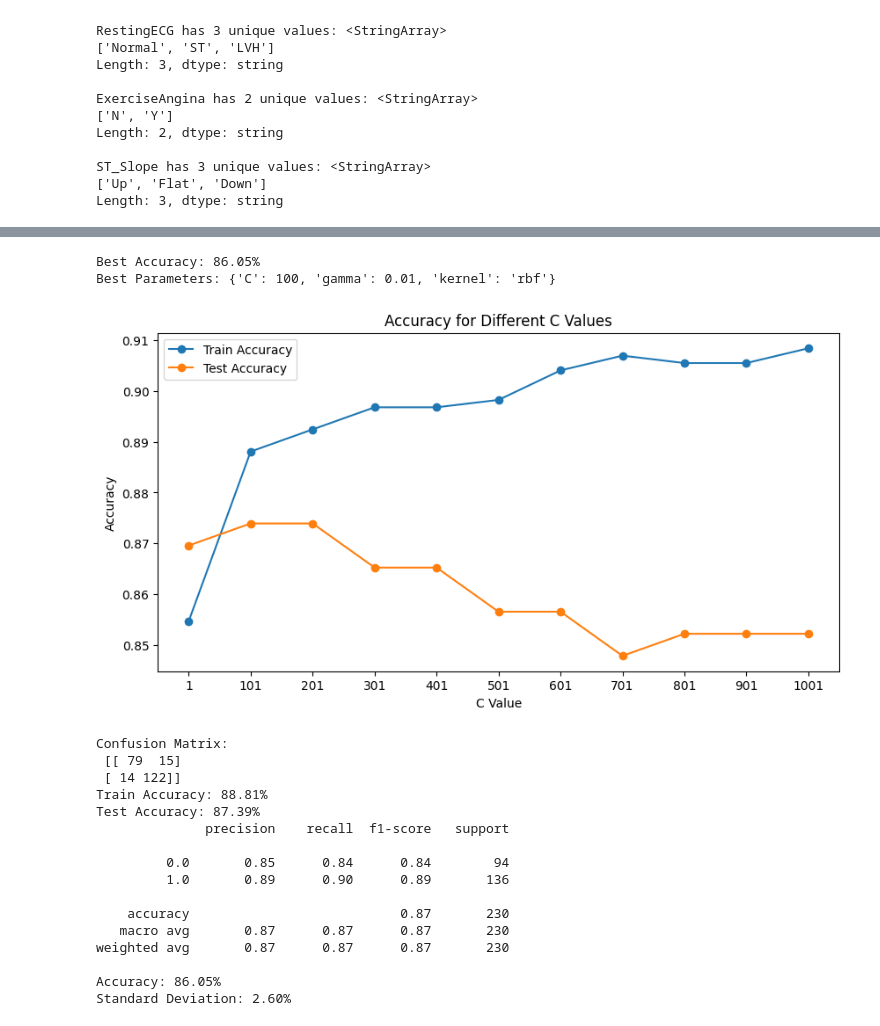
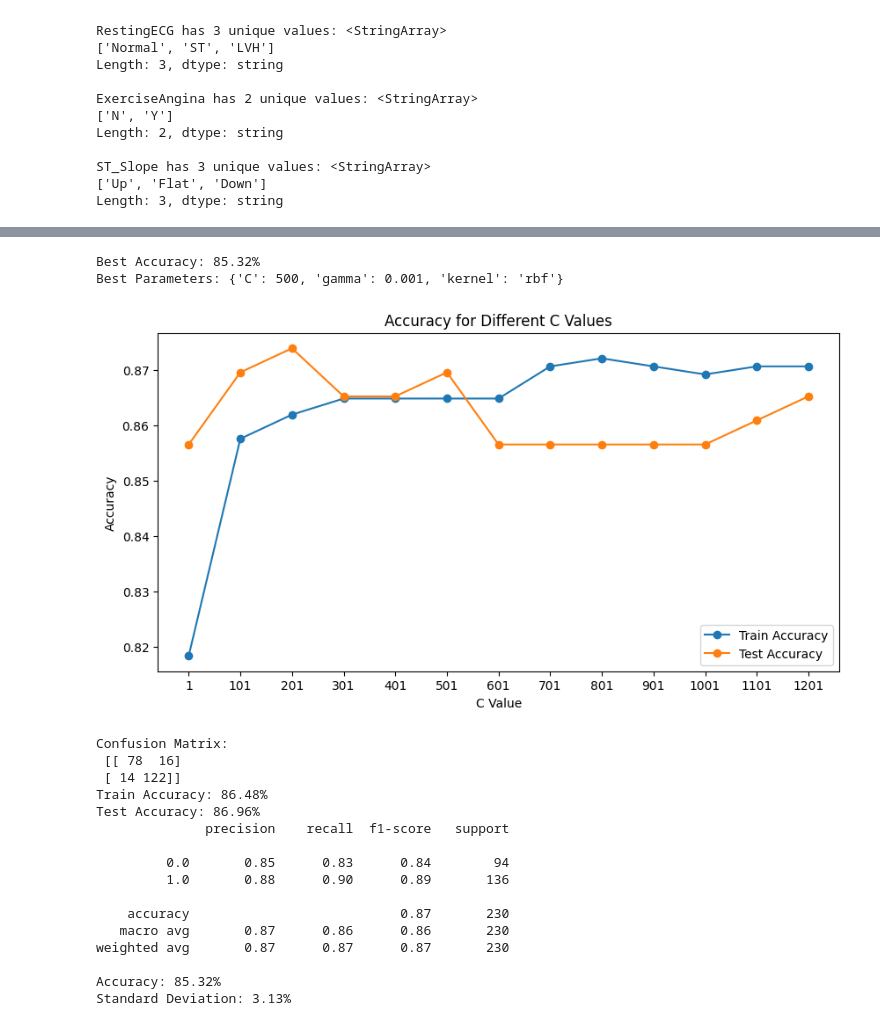
Before and after one commit to nbzuong/ML_Project, a Jupyter notebook: heart_predict.ipynb, the cells around one changed output, grey strips where cells are left out. Cells and saved outputs as stored; diff of their text form; code cells hidden in the pictures.

```diff
--- a/heart_predict.ipynb
+++ b/heart_predict.ipynb
@@ -173,8 +177,8 @@ standard_scaler = preprocessing.StandardScaler()
 # %%
-# Scale the Age feature using MinMaxScaler
-heart['Age'] = minmax_scaler.fit_transform(heart[['Age']])
+# Scale the Oldpeak feature using MinMaxScaler
+heart['Oldpeak'] = minmax_scaler.fit_transform(heart[['Oldpeak']])
 
 # Scale the rest of the numerical features using StandardScaler
 for col in not_string_col:
-    if col != 'Age':
+    if col != 'Oldpeak':
         heart[col] = standard_scaler.fit_transform(heart[[col]])
@@ -290,8 +335,8 @@ Accuracy for best k value: 0.8956521739130435
 from sklearn.svm import SVC
 from sklearn.model_selection import GridSearchCV
 svm = SVC()
-parameters = [{'C': [0.1, 1, 10, 100, 1000], 'kernel': ['linear']},
-                {'C': [0.1, 1, 10, 100, 1000], 'kernel': ['rbf'], 'gamma': [0.1, 0.01, 0.001, 0.0001]}]
+parameters = [{'C': [0.1, 1, 10, 100, 500, 1000], 'kernel': ['linear']},
+                {'C': [0.1, 1, 10, 100, 500, 1000], 'kernel': ['rbf'], 'gamma': [0.1, 0.01, 0.001, 0.0001]}]
 grid_search = GridSearchCV(estimator=svm, param_grid=parameters, scoring='accuracy', cv=10, n_jobs=-1)
 grid_search.fit(feature_train, target_train)
 best_accuracy = grid_search.best_score_
@@ -302,11 +347,11 @@ print('Best Parameters:', best_parameters)
 #using SVM model with accuracy score for different C values for both train and test set and plotting the graph
 from sklearn.metrics import accuracy_score
 from sklearn.svm import SVC
-c_range = range(1, 1100, 100)
+c_range = range(1, 1300, 100)
 train_accuracy = []
 test_accuracy = []
 for c in c_range:
-    svm = SVC(C=c,kernel='rbf',gamma=0.01)
+    svm = SVC(C=c,kernel='rbf',gamma=0.001)
     svm.fit(feature_train, target_train)
     train_pred = svm.predict(feature_train)
     train_accuracy.append(accuracy_score(target_train, train_pred))
@@ -317,53 +362,53 @@ plt.figure(figsize=(10, 5))
 plt.plot(c_range, train_accuracy,marker='o', label='Train Accuracy')
 plt.plot(c_range, test_accuracy, marker='o', label='Test Accuracy')
 plt.xticks(c_range)
 plt.xlabel('C Value')
 plt.ylabel('Accuracy')
 plt.title('Accuracy for Different C Values')
 plt.legend()
 plt.show()
 
 #svm with best parameters
 from sklearn.metrics import confusion_matrix
-svm = SVC(C=100,kernel='rbf',gamma=0.01)
+svm = SVC(C=500,kernel='rbf',gamma=0.001)
 svm.fit(feature_train, target_train)
 target_pred = svm.predict(feature_test)
 cm = confusion_matrix(target_test, target_pred)
 print('Confusion Matrix:\n', cm)
 
 #print the accuracy score of train and test data
 print('Train Accuracy: {:.2f}%'.format(accuracy_score(target_train, svm.predict(feature_train))*100))
 print('Test Accuracy: {:.2f}%'.format(accuracy_score(target_test, target_pred)*100))
 
 #precision, recall, f1-score
 from sklearn.metrics import classification_report
 print(classification_report(target_test, target_pred))
 
 #k-fold cross validation
 from sklearn.model_selection import cross_val_score
 accuracies = cross_val_score(estimator=svm, X=feature_train, y=target_train, cv=10)
 print('Accuracy: {:.2f}%'.format(accuracies.mean()*100))
 print('Standard Deviation: {:.2f}%'.format(accuracies.std()*100))
 # %% [output]
-Best Accuracy: 86.05%
-Best Parameters: {'C': 100, 'gamma': 0.01, 'kernel': 'rbf'}
+Best Accuracy: 85.32%
+Best Parameters: {'C': 500, 'gamma': 0.001, 'kernel': 'rbf'}
-[figure, old version]
+[figure, new version]
 Confusion Matrix:
- [[ 79  15]
+ [[ 78  16]
  [ 14 122]]
-Train Accuracy: 88.81%
-Test Accuracy: 87.39%
+Train Accuracy: 86.48%
+Test Accuracy: 86.96%
               precision    recall  f1-score   support
 
-         0.0       0.85      0.84      0.84        94
-         1.0       0.89      0.90      0.89       136
+         0.0       0.85      0.83      0.84        94
+         1.0       0.88      0.90      0.89       136
 
     accuracy                           0.87       230
-   macro avg       0.87      0.87      0.87       230
+   macro avg       0.87      0.86      0.86       230
 weighted avg       0.87      0.87      0.87       230
 
-Accuracy: 86.05%
-Standard Deviation: 2.60%
+Accuracy: 85.32%
+Standard Deviation: 3.13%
 # %%
 from sklearn.neural_network import MLPClassifier
 from sklearn.metrics import accuracy_score
```
Also changed, not shown: parts of 14 cells of this notebook, 1 other file.
